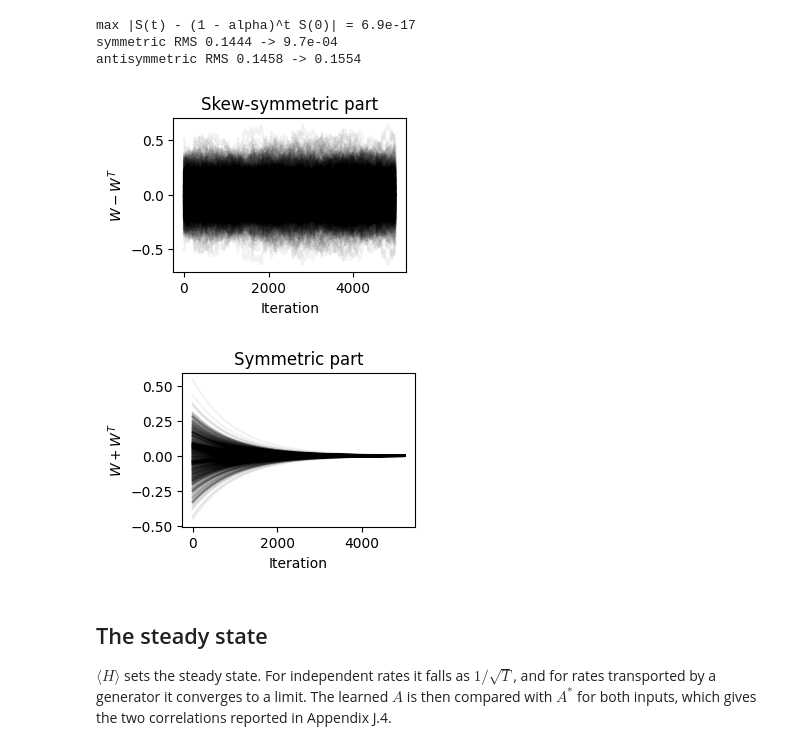
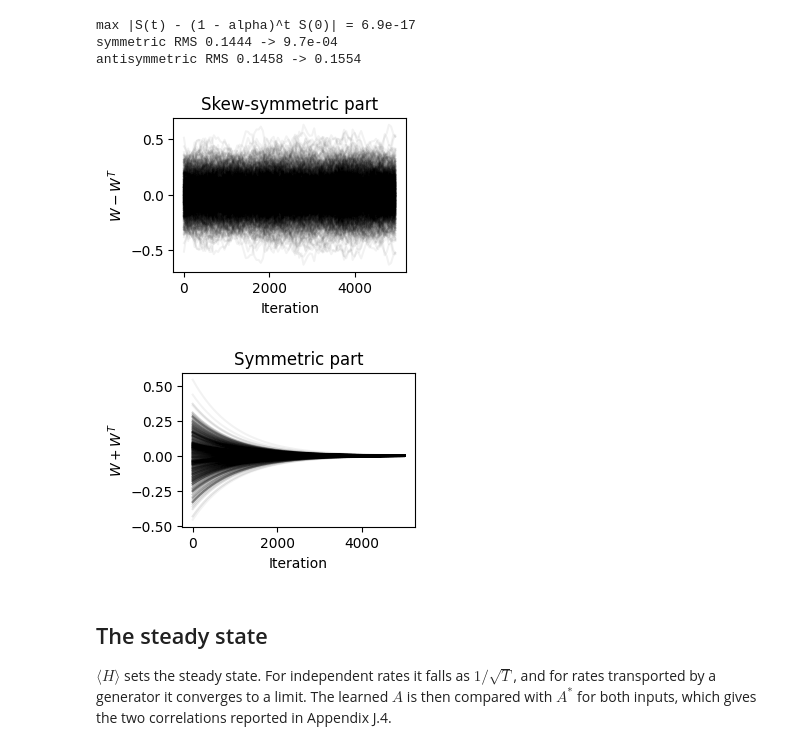
Before and after one commit to bioAI-Oslo/ExponentialRepresentations, a Jupyter notebook: notebooks/learning_rule.ipynb, the cells around one changed output. Saved outputs shown, nothing was run; the diff lists cells and outputs as text; code cells hidden in the pictures.

Commit message:
Reduce memory footprint of saved figure

```diff
--- a/notebooks/learning_rule.ipynb
+++ b/notebooks/learning_rule.ipynb
@@ -41,6 +41,7 @@ ALPHA = 0.001
 LAG = 1
 T = 5000
 SEED = 0
+DRAW_EVERY = 50  # iterations between drawn points of the skew-symmetric panel; 1 draws every step as the print does, at 50 MB for the svg
 
 rng = np.random.default_rng(SEED)
 
@@ -66,19 +67,19 @@ symmetric RMS 0.1444 -> 9.7e-04
 antisymmetric RMS 0.1458 -> 0.1554
 # %%
 # Fig. 8: every entry of the skew-symmetric and the symmetric part over the iterations.
-for part, label, title, name in [
-    (weights - weights.transpose(0, 2, 1), r"$W - W^T$", "Skew-symmetric part", "learning_rule_skew_symmetric"),
-    (weights + weights.transpose(0, 2, 1), r"$W + W^T$", "Symmetric part", "learning_rule_symmetric"),
+for part, label, title, name, every in [
+    (weights - weights.transpose(0, 2, 1), r"$W - W^T$", "Skew-symmetric part", "learning_rule_skew_symmetric", DRAW_EVERY),
+    (weights + weights.transpose(0, 2, 1), r"$W + W^T$", "Symmetric part", "learning_rule_symmetric", 1),
 ]:
     plt.figure(figsize=(3, 2))
-    plt.plot(steps, part.reshape(T, -1), "-k", alpha=0.05)
+    plt.plot(steps[::every], part[::every].reshape(-1, N * N), "-k", alpha=0.05)
     plt.ylabel(label)
     plt.xlabel("Iteration")
     plt.title(title)
     plt.savefig(FIGURE_DIR / f"{name}.svg", dpi=300, bbox_inches="tight")
     plt.savefig(FIGURE_DIR / f"{name}.png", dpi=300, bbox_inches="tight")
 # %% [output]
-[figure, old version]
+[figure, new version]
 [figure]
 # %% [markdown]
 ## The steady state
```
